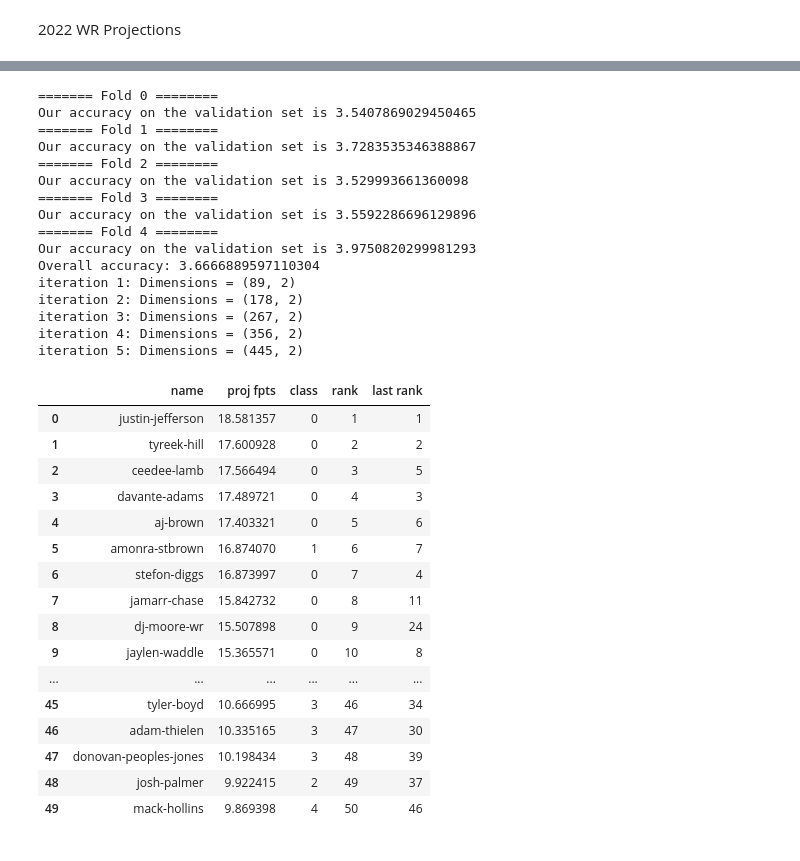
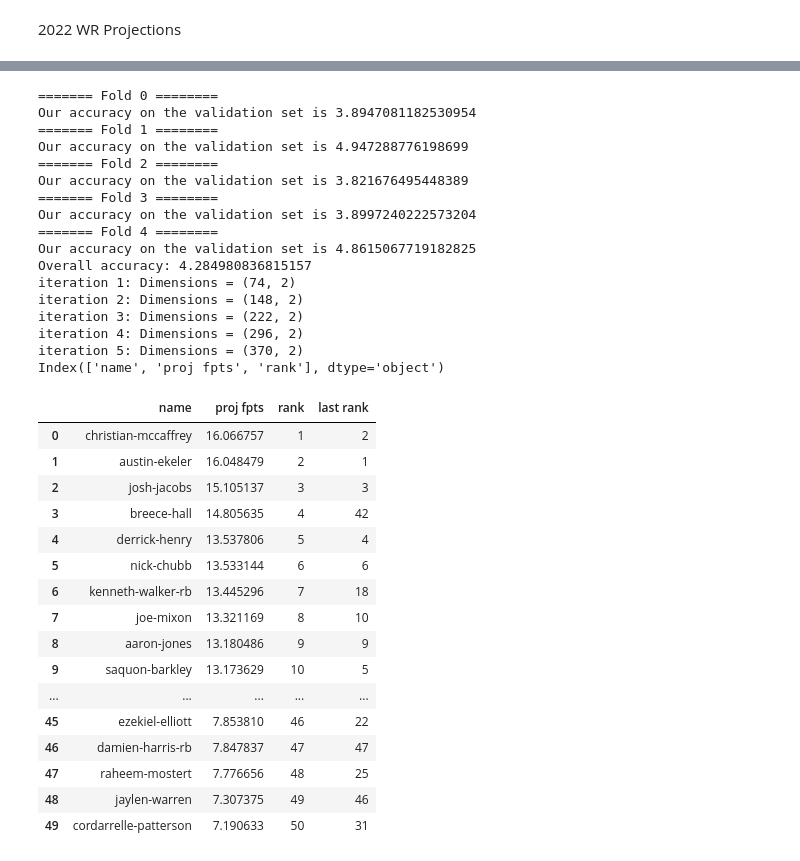
Before and after one commit to xander-abbott/fantasy_scrape, a Jupyter notebook: main_rb.ipynb, the cells around one changed output, grey strips where cells are left out. Cells and saved outputs as stored; diff of their text form; code cells hidden in the pictures.

```diff
--- a/main_rb.ipynb
+++ b/main_rb.ipynb
@@ -9,8 +9,8 @@ from scrape import summarize_proj
 # %% [markdown]
 2022 WR Projections
 # %%
-X_train2022, X_test2022 = train_test('wr', num_years=5, year_for=2022)
-xgbPPR_results = revised_run(X_train2022, X_test2022, 'wr', year_for='2022')
+X_train2022, X_test2022 = train_test('rb', num_years=5, year_for=2022)
+xgbPPR_results = revised_run(X_train2022, X_test2022, 'rb', year_for='2022')
 xgbPPR_results.head(50)
 # %% [output]
 ======= Fold 0 ========
@@ -87,38 +128,39 @@ iteration 5: Dimensions = (445, 2)
 # %%
-svrPPR_results = revised_run(X_train2022, X_test2022, 'wr', model_ = 'svr')
+svrPPR_results = revised_run(X_train2022, X_test2022, 'rb', model_ = 'svr')
 svrPPR_results.head(50)
 # %% [output]
 ======= Fold 0 ========
-Our accuracy on the validation set is 3.5407869029450465
+Our accuracy on the validation set is 3.8947081182530954
 ======= Fold 1 ========
-Our accuracy on the validation set is 3.7283535346388867
+Our accuracy on the validation set is 4.947288776198699
 ======= Fold 2 ========
-Our accuracy on the validation set is 3.529993661360098
+Our accuracy on the validation set is 3.821676495448389
 ======= Fold 3 ========
-Our accuracy on the validation set is 3.5592286696129896
+Our accuracy on the validation set is 3.8997240222573204
 ======= Fold 4 ========
-Our accuracy on the validation set is 3.9750820299981293
-Overall accuracy: 3.6666889597110304
-iteration 1: Dimensions = (89, 2)
-iteration 2: Dimensions = (178, 2)
-iteration 3: Dimensions = (267, 2)
-iteration 4: Dimensions = (356, 2)
-iteration 5: Dimensions = (445, 2)
+Our accuracy on the validation set is 4.8615067719182825
+Overall accuracy: 4.284980836815157
+iteration 1: Dimensions = (74, 2)
+iteration 2: Dimensions = (148, 2)
+iteration 3: Dimensions = (222, 2)
+iteration 4: Dimensions = (296, 2)
+iteration 5: Dimensions = (370, 2)
+Index(['name', 'proj fpts', 'rank'], dtype='object')
-|  | name | proj fpts | class | rank | last rank |
-| 0 | justin-jefferson | 18.581357 | 0 | 1 | 1 |
-| 1 | tyreek-hill | 17.600928 | 0 | 2 | 2 |
-| 2 | ceedee-lamb | 17.566494 | 0 | 3 | 5 |
-| 3 | davante-adams | 17.489721 | 0 | 4 | 3 |
-| 4 | aj-brown | 17.403321 | 0 | 5 | 6 |
-| 5 | amonra-stbrown | 16.874070 | 1 | 6 | 7 |
-| 6 | stefon-diggs | 16.873997 | 0 | 7 | 4 |
-| 7 | jamarr-chase | 15.842732 | 0 | 8 | 11 |
-| 8 | dj-moore-wr | 15.507898 | 0 | 9 | 24 |
-| 9 | jaylen-waddle | 15.365571 | 0 | 10 | 8 |
-| ... | ... | ... | ... | ... | ... |
-| 45 | tyler-boyd | 10.666995 | 3 | 46 | 34 |
-| 46 | adam-thielen | 10.335165 | 3 | 47 | 30 |
-| 47 | donovan-peoples-jones | 10.198434 | 3 | 48 | 39 |
-| 48 | josh-palmer | 9.922415 | 2 | 49 | 37 |
-| 49 | mack-hollins | 9.869398 | 4 | 50 | 46 |
+|  | name | proj fpts | rank | last rank |
+| 0 | christian-mccaffrey | 16.066757 | 1 | 2 |
+| 1 | austin-ekeler | 16.048479 | 2 | 1 |
+| 2 | josh-jacobs | 15.105137 | 3 | 3 |
+| 3 | breece-hall | 14.805635 | 4 | 42 |
+| 4 | derrick-henry | 13.537806 | 5 | 4 |
+| 5 | nick-chubb | 13.533144 | 6 | 6 |
+| 6 | kenneth-walker-rb | 13.445296 | 7 | 18 |
+| 7 | joe-mixon | 13.321169 | 8 | 10 |
+| 8 | aaron-jones | 13.180486 | 9 | 9 |
+| 9 | saquon-barkley | 13.173629 | 10 | 5 |
+| ... | ... | ... | ... | ... |
+| 45 | ezekiel-elliott | 7.853810 | 46 | 22 |
+| 46 | damien-harris-rb | 7.847837 | 47 | 47 |
+| 47 | raheem-mostert | 7.776656 | 48 | 25 |
+| 48 | jaylen-warren | 7.307375 | 49 | 46 |
+| 49 | cordarrelle-patterson | 7.190633 | 50 | 31 |
 # %%
```
Also changed, not shown: parts of 11 cells of this notebook, 26 other files.
